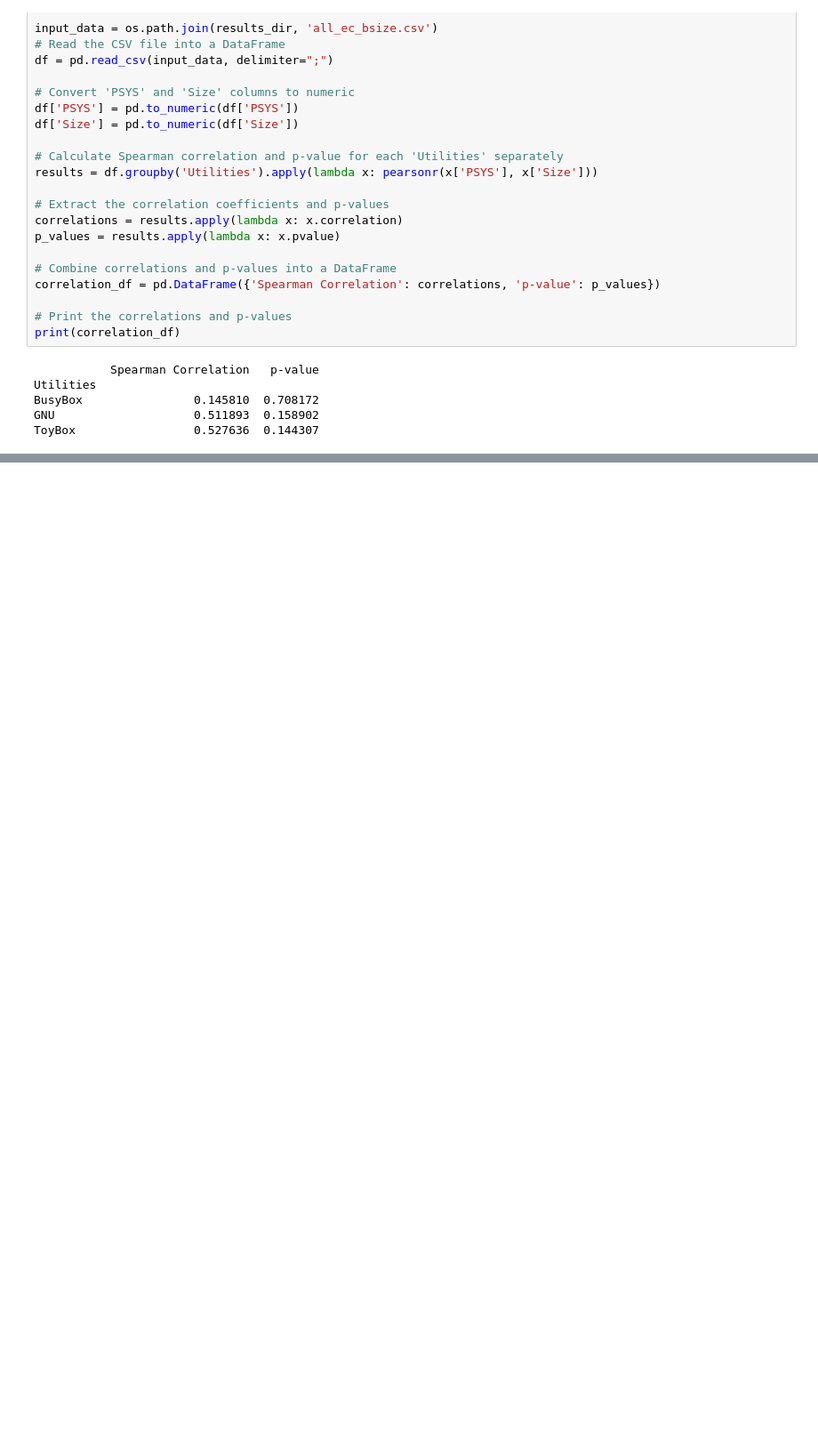
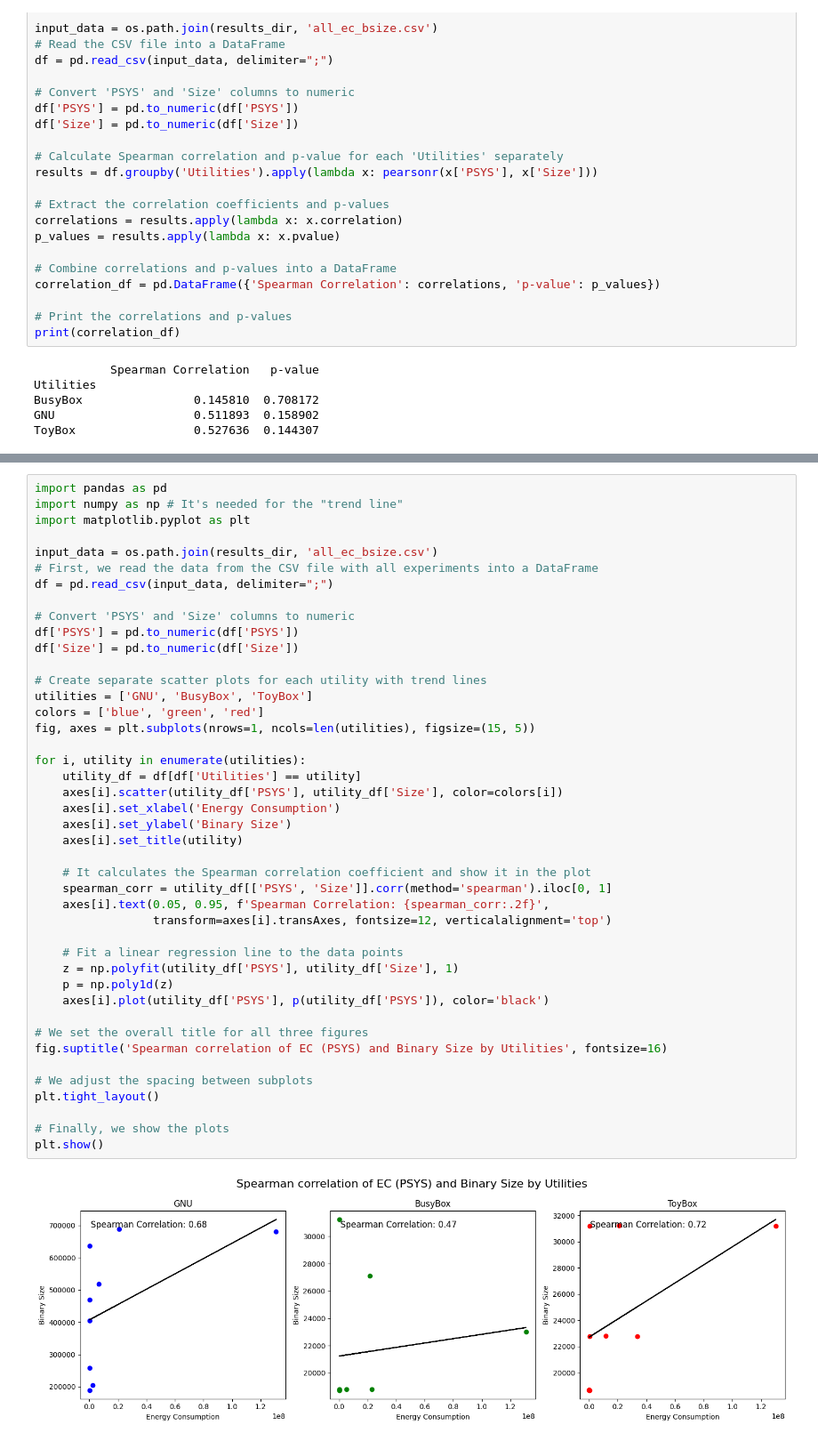
Before and after one commit to ternava/bloat-energy-consumption, a Jupyter notebook: notebooks/co_size_ec.ipynb, the cells around one changed output, grey strips where cells are left out. Shown at 89% size. Saved outputs shown, nothing was run; the diff lists cells and outputs as text; blank space fills up the shorter version.

```diff
--- a/notebooks/co_size_ec.ipynb
+++ b/notebooks/co_size_ec.ipynb
@@ -258,0 +229,45 @@ plt.show()
+# %%
+import pandas as pd
+import numpy as np # It's needed for the "trend line"
+import matplotlib.pyplot as plt
+
+input_data = os.path.join(results_dir, 'all_ec_bsize.csv')
+# First, we read the data from the CSV file with all experiments into a DataFrame
+df = pd.read_csv(input_data, delimiter=";")
+
+# Convert 'PSYS' and 'Size' columns to numeric
+df['PSYS'] = pd.to_numeric(df['PSYS'])
+df['Size'] = pd.to_numeric(df['Size'])
+
+# Create separate scatter plots for each utility with trend lines
+utilities = ['GNU', 'BusyBox', 'ToyBox']
+colors = ['blue', 'green', 'red']
+fig, axes = plt.subplots(nrows=1, ncols=len(utilities), figsize=(15, 5))
+
+for i, utility in enumerate(utilities):
+    utility_df = df[df['Utilities'] == utility]
+    axes[i].scatter(utility_df['PSYS'], utility_df['Size'], color=colors[i])
+    axes[i].set_xlabel('Energy Consumption')
+    axes[i].set_ylabel('Binary Size')
+    axes[i].set_title(utility)
+
+    # It calculates the Spearman correlation coefficient and show it in the plot
+    spearman_corr = utility_df[['PSYS', 'Size']].corr(method='spearman').iloc[0, 1]
+    axes[i].text(0.05, 0.95, f'Spearman Correlation: {spearman_corr:.2f}',
+                 transform=axes[i].transAxes, fontsize=12, verticalalignment='top')
+
+    # Fit a linear regression line to the data points
+    z = np.polyfit(utility_df['PSYS'], utility_df['Size'], 1)
+    p = np.poly1d(z)
+    axes[i].plot(utility_df['PSYS'], p(utility_df['PSYS']), color='black')
+
+# We set the overall title for all three figures
+fig.suptitle('Spearman correlation of EC (PSYS) and Binary Size by Utilities', fontsize=16)
+
+# We adjust the spacing between subplots
+plt.tight_layout()
+
+# Finally, we show the plots
+plt.show()
+# %% [output]
+[figure, added]
```
Also changed, not shown: parts of 3 cells of this notebook.
